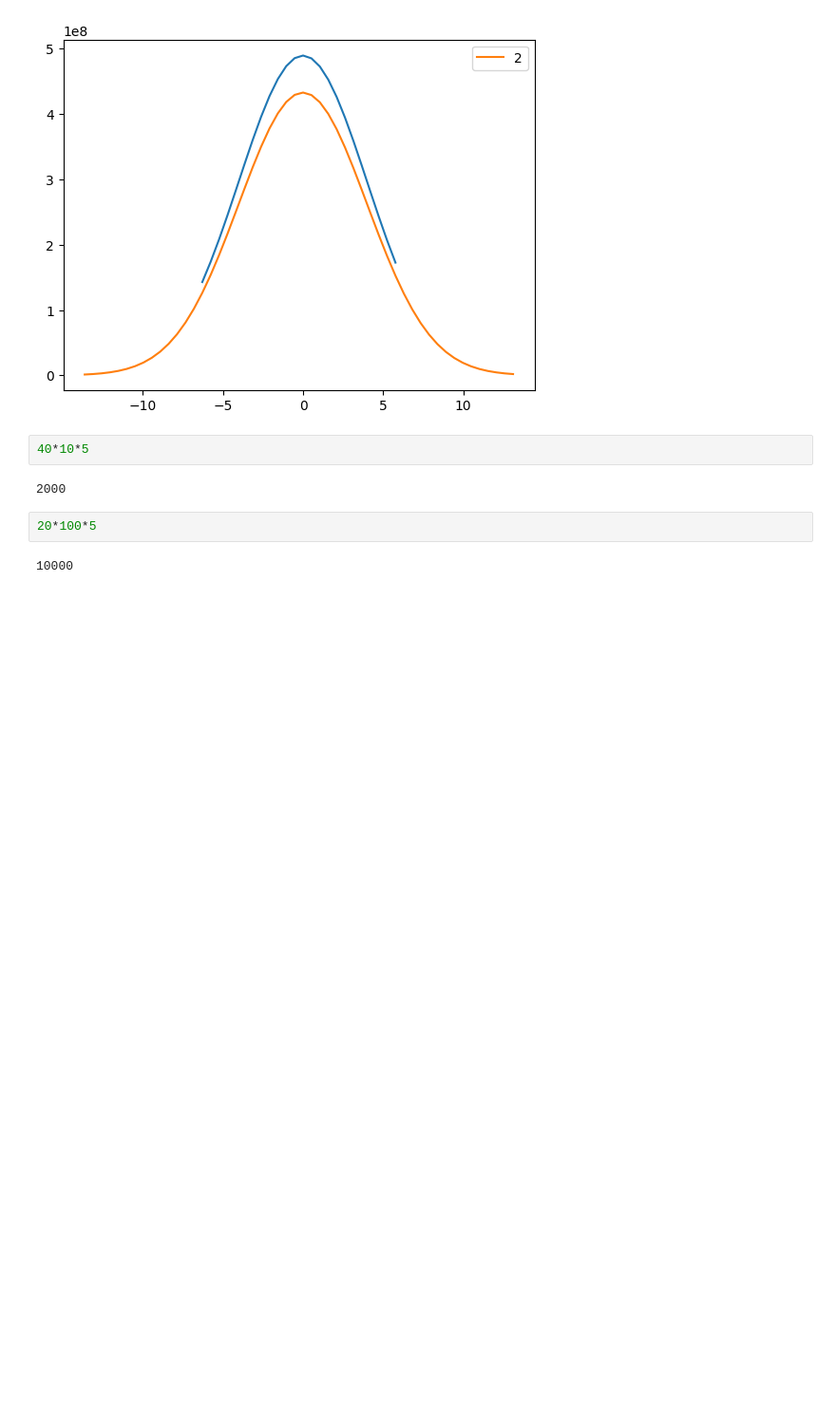
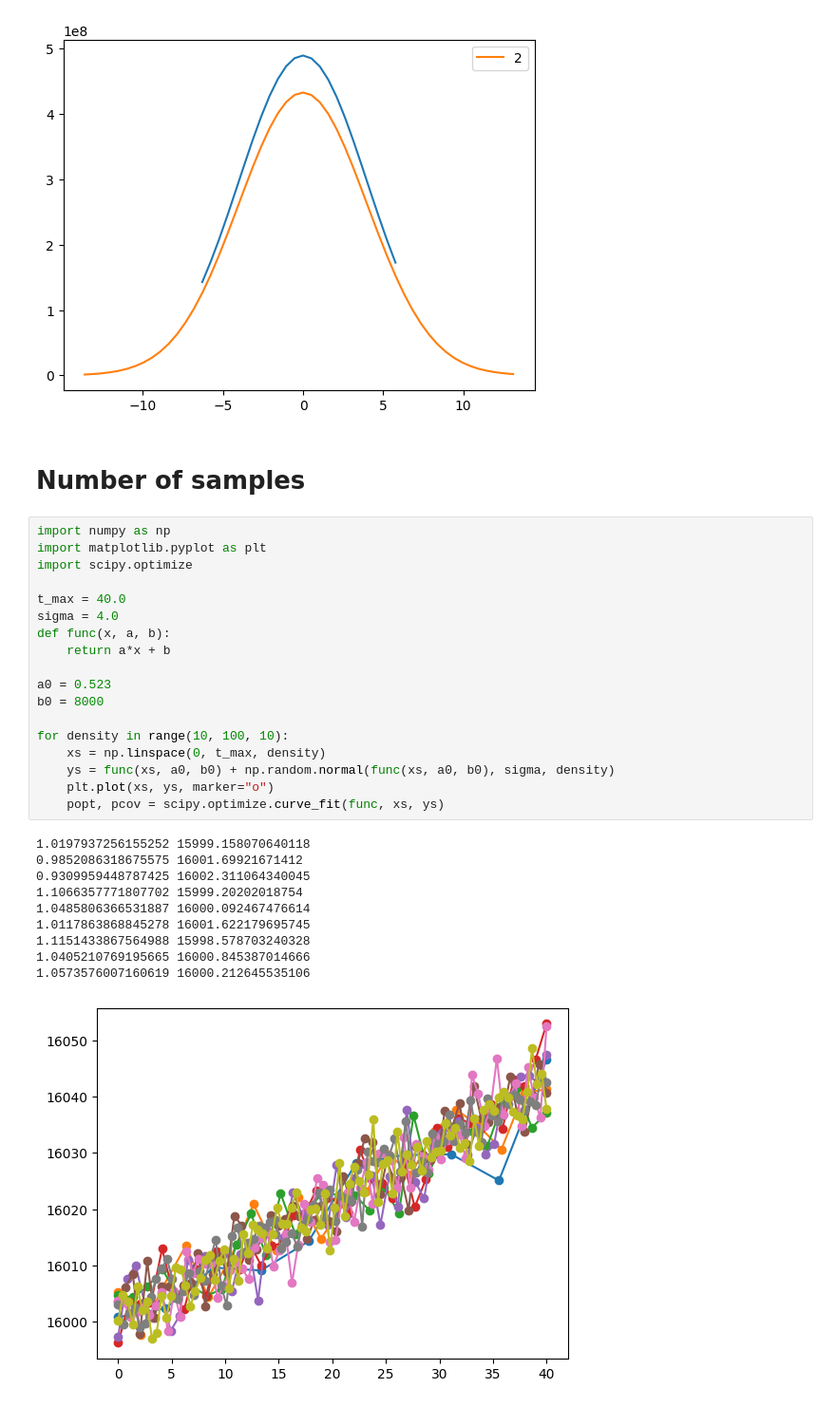
Before and after one commit to ncrubin/mec-sandia, a Jupyter notebook: notebooks/stopping_variance_estimation.ipynb, the cells around one changed output. Shown at 95% size. Cells and saved outputs as stored; diff of their text form; blank space fills up the shorter version.

```diff
--- a/notebooks/stopping_variance_estimation.ipynb
+++ b/notebooks/stopping_variance_estimation.ipynb
@@ -1107,11 +1107,34 @@ plt.legend()
 # %% [output]
 <matplotlib.legend.Legend at 0x...>
 [figure]
-# %%
-40*10*5
-# %% [output]
-2000
-# %%
-20*100*5
-# %% [output]
-10000
+# %% [markdown]
+# Number of samples
+# %%
+import numpy as np
+import matplotlib.pyplot as plt
+import scipy.optimize
+
+t_max = 40.0
+sigma = 4.0
+def func(x, a, b):
+    return a*x + b
+
+a0 = 0.523
+b0 = 8000
+
+for density in range(10, 100, 10):
+    xs = np.linspace(0, t_max, density)
+    ys = func(xs, a0, b0) + np.random.normal(func(xs, a0, b0), sigma, density)
+    plt.plot(xs, ys, marker="o")
+    popt, pcov = scipy.optimize.curve_fit(func, xs, ys)
+# %% [output]
+1.0197937256155252 15999.158070640118
+0.9852086318675575 16001.69921671412
+0.9309959448787425 16002.311064340045
+1.1066357771807702 15999.20202018754
+1.0485806366531887 16000.092467476614
+1.0117863868845278 16001.622179695745
+1.1151433867564988 15998.578703240328
+1.0405210769195665 16000.845387014666
+1.0573576007160619 16000.212645535106
+[figure, added]
```
